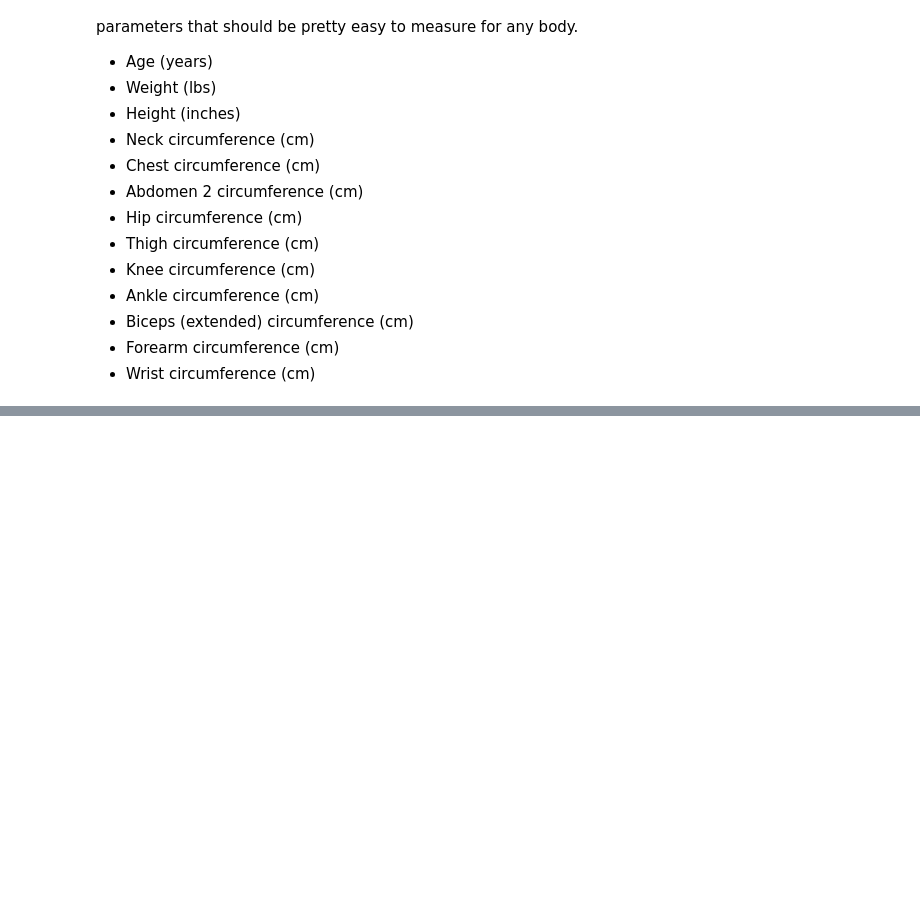
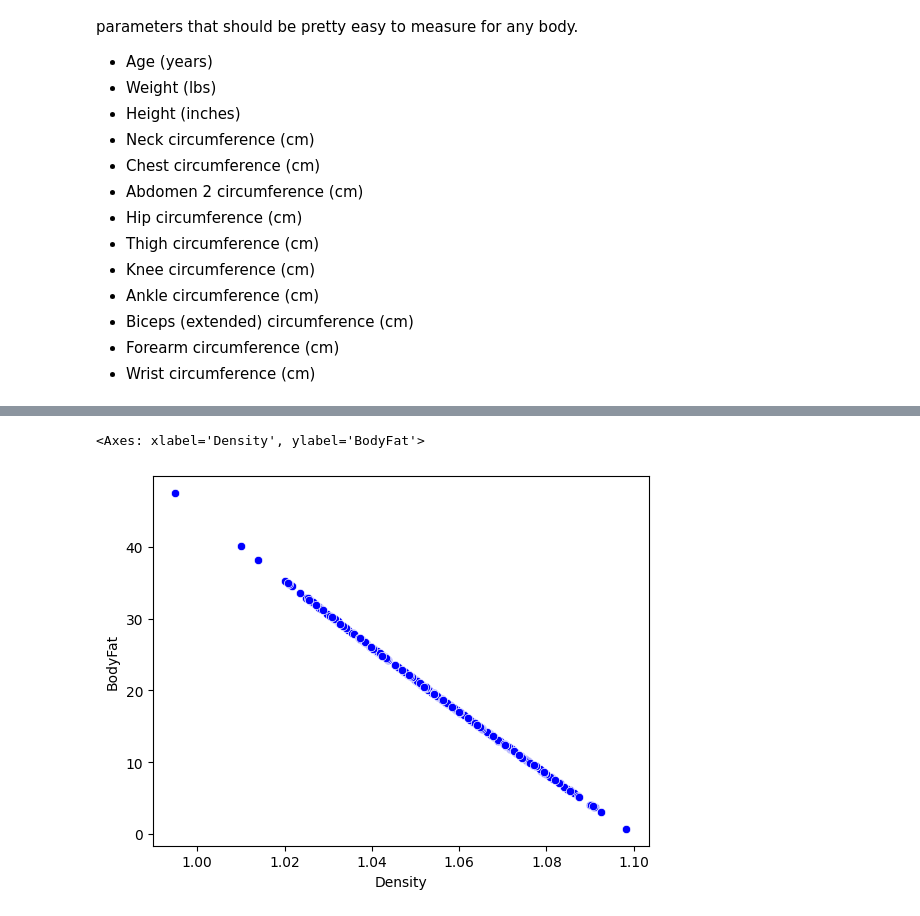
Before and after one commit to SamyBahi/bodyfat-estimation, a Jupyter notebook: bodyfat-predictor.ipynb, the cells around one changed output, grey strips where cells are left out. Drawn from its saved outputs; the diff is of its cells as text; code cells hidden in the pictures; blank space fills up the shorter version.

Commit message:
EDA + cleaning + Preprocessing + Kfold + Feature eng.

```diff
--- a/bodyfat-predictor.ipynb
+++ b/bodyfat-predictor.ipynb
@@ -361,0 +85,13 @@ Although it is a bit more sparse than with the abdomen circumference, there is a
+# %%
+#Let's copy the dataframe and drop features other than Density, BodyFat and calculated_bodyfat for better readability
+df_copy = df.copy()
+df_copy.drop(columns=['Age', 'Weight', 'Height', 'Neck', 'Chest', 'Abdomen', 'Hip', 'Thigh', 'Knee', 'Ankle', 'Biceps', 'Forearm', 'Wrist'], inplace=True)
+
+#Now, let's check which examples are not logical compared to Siri's equation.
+
+df_copy['calculated_bodyfat'] = (4.95 / df_copy['Density'] - 4.5) * 100
+# threshold is 0.1 in case bodyfat are rounded
+mismatched_examples = df_copy[abs(df_copy['calculated_bodyfat'] - df_copy['BodyFat']) > 0.1]
+
+
+mismatched_examples
@@ -361,0 +116,5 @@ Although it is a bit more sparse than with the abdomen circumference, there is a
+# %%
+df_clean = df.copy()
+mismatched_indices = mismatched_examples.index
+df_clean = df_clean.drop(mismatched_indices)
+df_clean
@@ -361,0 +135,5 @@ Although it is a bit more sparse than with the abdomen circumference, there is a
+# %%
+sns.scatterplot(x=df_clean['Density'], y=df_clean['BodyFat'], color='blue', markers='o')
+# %% [output]
+<Axes: xlabel='Density', ylabel='BodyFat'>
+[figure, added]
```
Also changed, not shown: parts of 106 cells of this notebook, 1 other file.
